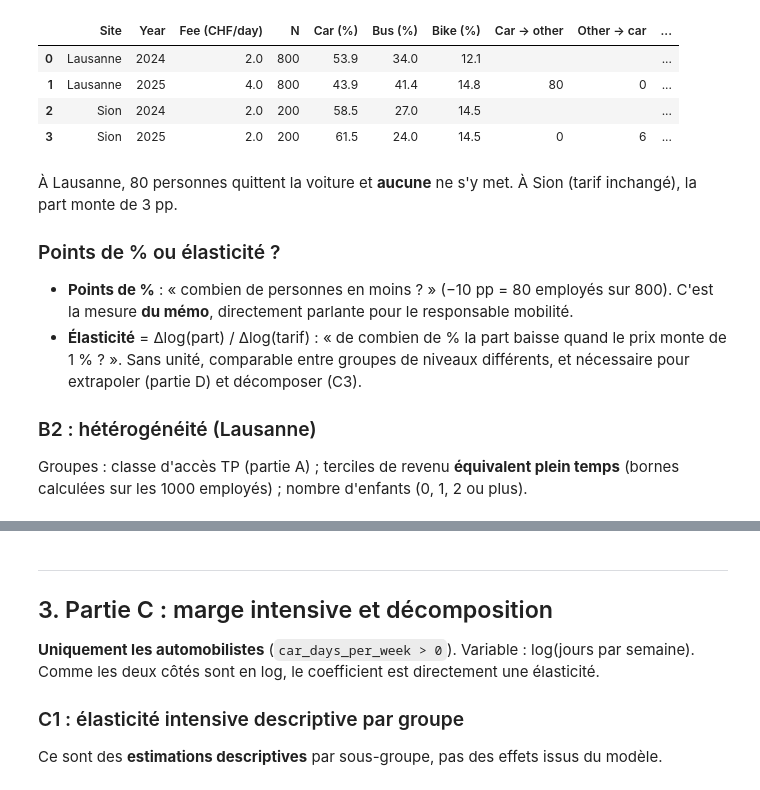
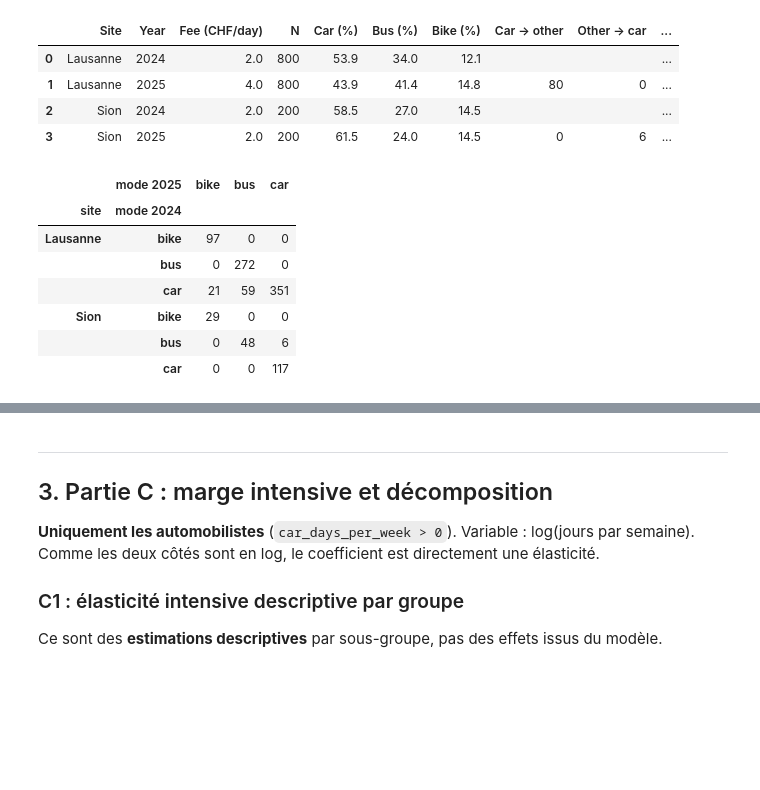
Before and after one commit to AndrewEberhardt/Public_Policy_Project, a Jupyter notebook: explications.ipynb, the cells around one changed output, grey strips where cells are left out. Saved outputs shown, nothing was run; the diff lists cells and outputs as text; code cells hidden in the pictures; blank space fills up the shorter version.

Commit message:
final part B

```diff
--- a/explications.ipynb
+++ b/explications.ipynb
@@ -555,15 +596,17 @@ tB1
 | 1 | Lausanne | 2025 | 4.0 | 800 | 43.9 | 41.4 | 14.8 | 80 | 0 | ... |
 | 2 | Sion | 2024 | 2.0 | 200 | 58.5 | 27.0 | 14.5 |  |  | ... |
 | 3 | Sion | 2025 | 2.0 | 200 | 61.5 | 24.0 | 14.5 | 0 | 6 | ... |
-# %% [markdown]
-À Lausanne, 80 personnes quittent la voiture et **aucune** ne s'y met. À Sion (tarif inchangé), la part monte de 3 pp.
-
-### Points de % ou élasticité ?
-- **Points de %** : « combien de personnes en moins ? » (−10 pp = 80 employés sur 800). C'est la mesure **du mémo**,
-  directement parlante pour le responsable mobilité.
-- **Élasticité** = Δlog(part) / Δlog(tarif) : « de combien de % la part baisse quand le prix monte de 1 % ? ».
-  Sans unité, comparable entre groupes de niveaux différents, et nécessaire pour extrapoler (partie D) et décomposer (C3).
-
-### B2 : hétérogénéité (Lausanne)
-Groupes : classe d'accès TP (partie A) ; terciles de revenu **équivalent plein temps** (bornes calculées sur les
-1000 employés) ; nombre d'enfants (0, 1, 2 ou plus).
+# %%
+# Transition matrix: 2024 main mode (rows) -> 2025 main mode (columns), number of employees, by site
+trans = df.pivot(index="employee_id", columns="year", values="main_mode")
+trans["site"] = df[df.year == 2024].set_index("employee_id").site
+pd.crosstab([trans.site, trans[2024]], trans[2025], rownames=["site", "mode 2024"], colnames=["mode 2025"])
+# %% [output]
+|  | mode 2025 | bike | bus | car |
+| site | mode 2024 |  |  |  |
+| Lausanne | bike | 97 | 0 | 0 |
+|  | bus | 0 | 272 | 0 |
+|  | car | 21 | 59 | 351 |
+| Sion | bike | 29 | 0 | 0 |
+|  | bus | 0 | 48 | 6 |
+|  | car | 0 | 0 | 117 |
```
Also changed, not shown: parts of 20 cells of this notebook, 6 other files.
